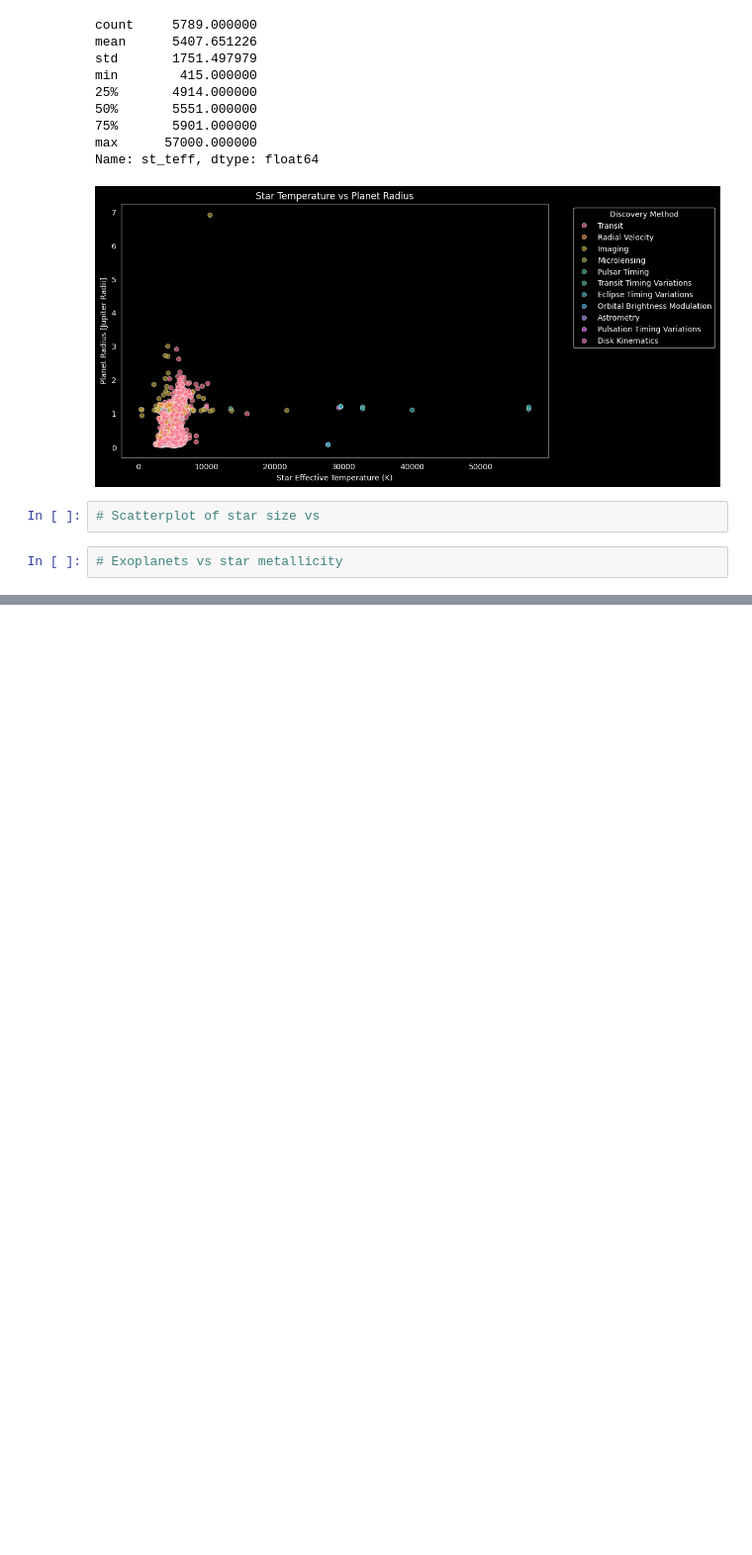
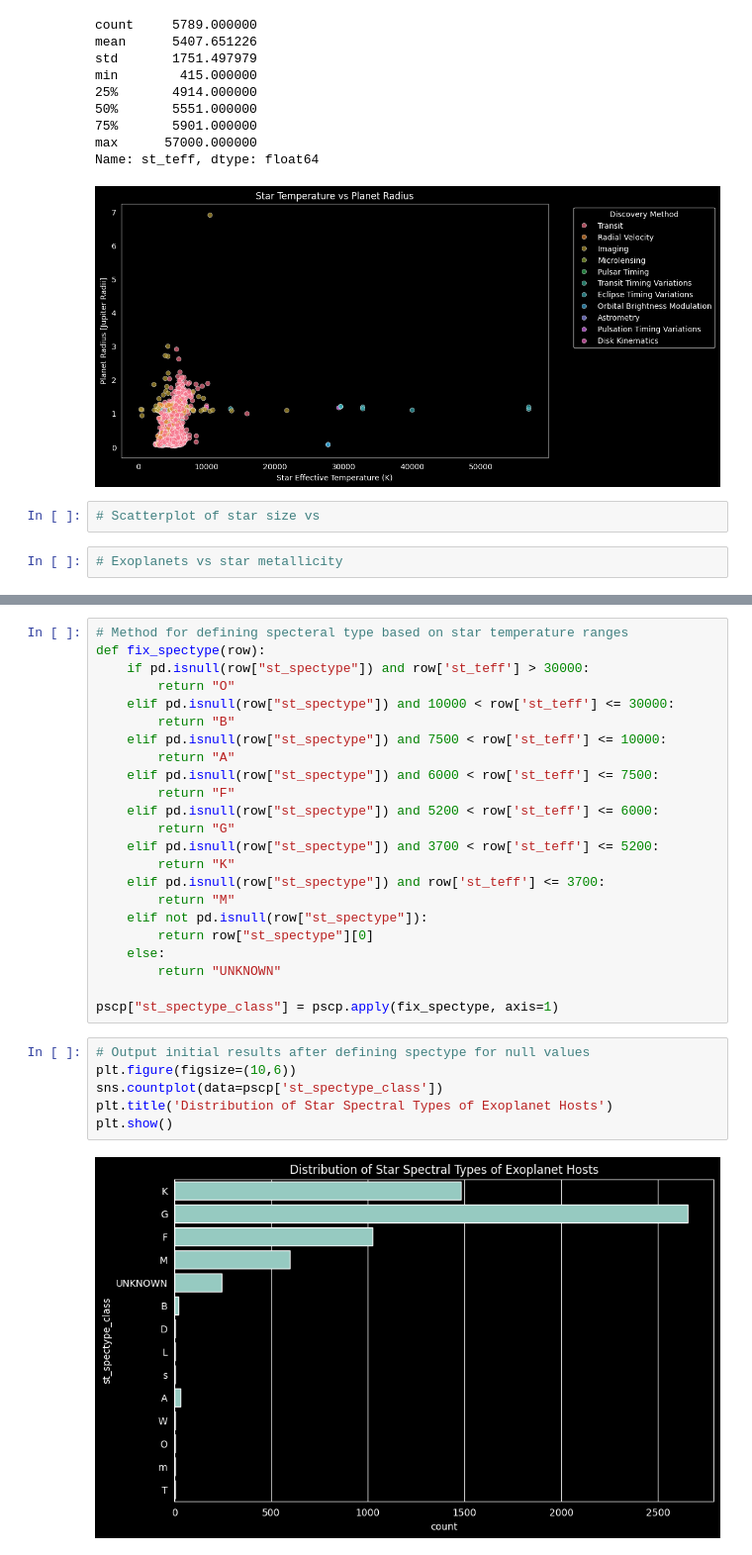
Before and after one commit to NorthrupRobert/Exoplanet_Analysis, a Jupyter notebook: notebooks/main.ipynb, the cells around one changed output, grey strips where cells are left out. Shown at 99% size. Cells and saved outputs as stored; diff of their text form; blank space fills up the shorter version.

```diff
--- a/notebooks/main.ipynb
+++ b/notebooks/main.ipynb
@@ -223,0 +274,31 @@ Name: st_teff, dtype: float64
+# %%
+# Method for defining specteral type based on star temperature ranges
+def fix_spectype(row):
+    if pd.isnull(row["st_spectype"]) and row['st_teff'] > 30000:
+        return "O"
+    elif pd.isnull(row["st_spectype"]) and 10000 < row['st_teff'] <= 30000:
+        return "B"
+    elif pd.isnull(row["st_spectype"]) and 7500 < row['st_teff'] <= 10000:
+        return "A"
+    elif pd.isnull(row["st_spectype"]) and 6000 < row['st_teff'] <= 7500:
+        return "F"
+    elif pd.isnull(row["st_spectype"]) and 5200 < row['st_teff'] <= 6000:
+        return "G"
+    elif pd.isnull(row["st_spectype"]) and 3700 < row['st_teff'] <= 5200:
+        return "K"
+    elif pd.isnull(row["st_spectype"]) and row['st_teff'] <= 3700:
+        return "M"
+    elif not pd.isnull(row["st_spectype"]):
+        return row["st_spectype"][0]
+    else:
+        return "UNKNOWN"
+
+pscp["st_spectype_class"] = pscp.apply(fix_spectype, axis=1)
+# %%
+# Output initial results after defining spectype for null values
+plt.figure(figsize=(10,6))
+sns.countplot(data=pscp['st_spectype_class'])
+plt.title('Distribution of Star Spectral Types of Exoplanet Hosts')
+plt.show()
+# %% [output]
+[figure, added]
```
Also changed, not shown: parts of 3 cells of this notebook.
